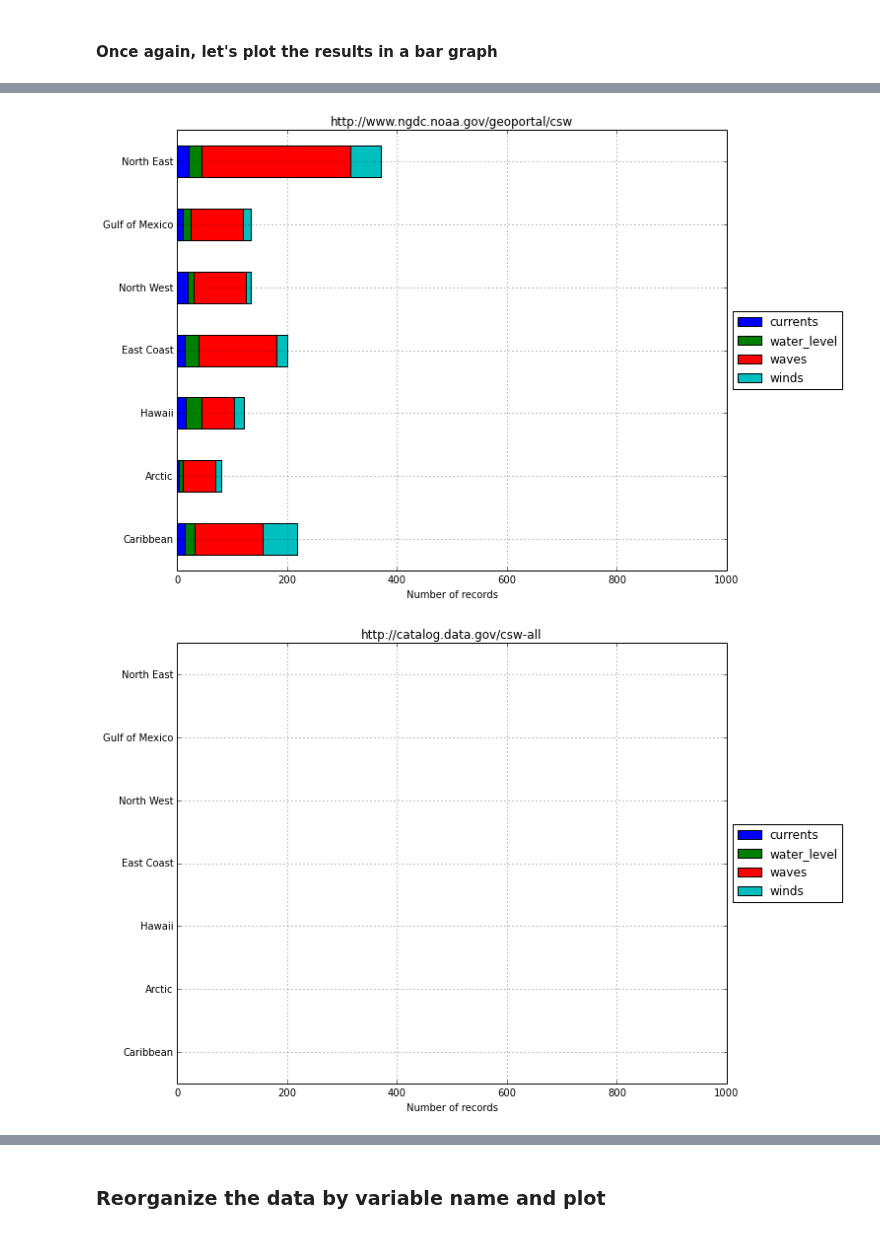
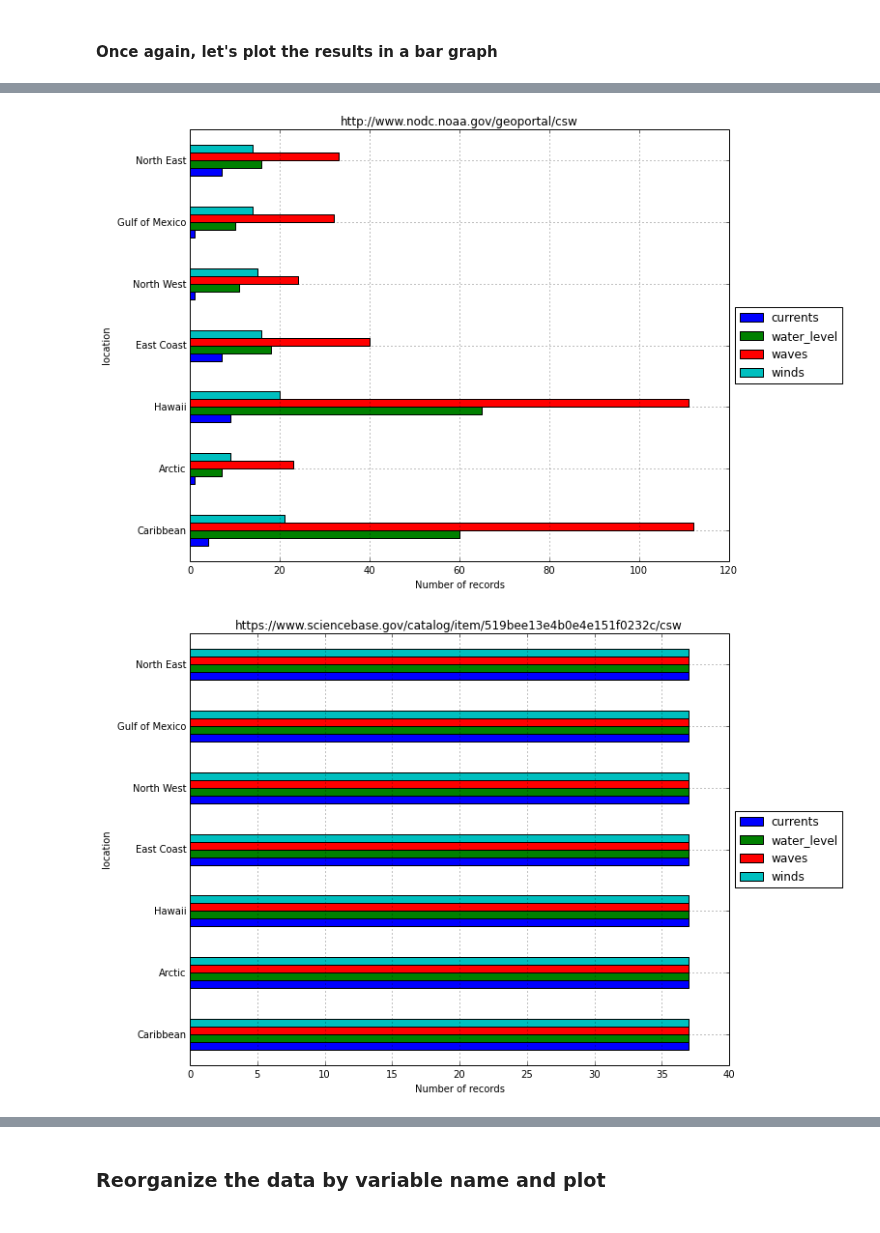
Before and after one commit to ioos/system-test, a Jupyter notebook: Theme_2_Extreme_Events/Scenario_2A/Comprehensive/test_multiple_endpoints_variables_locations.ipynb, the cells around one changed output, grey strips where cells are left out. Drawn from its saved outputs; the diff is of its cells as text; code cells hidden in the pictures.

Commit message:
Add ScienceBase CSW
-Use more pandas idioms/groupby courtesy of @benjwadams
-Increase maximum records

```diff
--- a/Theme_2_Extreme_Events/Scenario_2A/Comprehensive/test_multiple_endpoints_variables_locations.ipynb
+++ b/Theme_2_Extreme_Events/Scenario_2A/Comprehensive/test_multiple_endpoints_variables_locations.ipynb
@@ -101,11 +117,14 @@ endpoints = ['http://www.nodc.noaa.gov/geoportal/csw',
              'http://cmgds.marine.usgs.gov/geonetwork/srv/en/csw',
              'http://cida.usgs.gov/gdp/geonetwork/srv/en/csw',
              'http://geodiscover.cgdi.ca/wes/serviceManagerCSW/csw',
-             'http://geoport.whoi.edu/gi-cat/services/cswiso',
-             'http://cwic.csiss.gmu.edu/cwicv1/discovery']
+             'http://cwic.csiss.gmu.edu/cwicv1/discovery',
+             'https://www.sciencebase.gov/catalog/item/519bee13e4b0e4e151f0232c/csw'
+             ]
+# 'http://pacioos.org/search/'
+# 'http://geoport.whoi.edu/gi-cat/services/cswiso',
 
 # Set the maximum number of records the CSW will return
-max_records = 1000
+max_records = 2000
 # %% [markdown]
 ### Is data available for the basic oceanography variables in the CSW endpoints for multiple locations?
 
@@ -182,3 +201,15 @@ https://data.noaa.gov/csw
 <div class="error"> Some servers have a maximum amount of records you can retrieve at once. See: https://github.com/ioos/system-test/issues/126</div>
 # %% [markdown]
 #### Let's plot the results in a bar graph
+# %%
+alldata_concat = pd.concat(all_data)
+endpoint_group = alldata_concat.groupby(level=0)
+# can uncomment this for a terser, but less well annotated plot
+# endpoint_group.plot(kind='barh')
+for grp_name, grp in endpoint_group:
+    fig, ax = plt.subplots()
+    # eliminate endpoint from index since it will be the graph title
+    grp.reset_index(0, drop=True).plot(ax=ax, kind="barh", figsize=(10, 8,),
+                                       title=grp_name)
+    ax.legend(loc='center left', bbox_to_anchor=(1, 0.5))
+    ax.set_xlabel('Number of records')
@@ -185,8 +229,8 @@ https://data.noaa.gov/csw
 # %%
-for df in all_data:
-    fig, ax = plt.subplots()
-    df.plot(ax=ax, kind="barh", figsize=(10, 8,), title=df.name)
-    ax.legend(loc='center left', bbox_to_anchor=(1, 0.5))
-    ax.set_xlim([0, max_records])
-    ax.set_xlabel('Number of records')
+# By location across all endpoints
+location_group = alldata_concat.fillna(0).groupby(level='location').sum()
+ax = location_group.plot(kind='barh', title='All records by location', figsize=(10, 8))
+ax.legend(loc='center left', bbox_to_anchor=(1, 0.5))
+ax.set_xlabel('Number of records')
+print(location_group)
 # %% [output]
@@ -288,10 +332,15 @@ https://data.noaa.gov/csw
 # %% [markdown]
 #### Once again, let's plot the results in a bar graph
 # %%
-for df in recent_data:
+endpoint_group_recent = recent_data_concat.groupby(level='endpoint')
+# can uncomment this for a plot with tuple groups as y axis marks
+# endpoint_group.plot(kind='barh', figsize=(10, 8,))
+for grp_name, grp in endpoint_group_recent:
+#     print grp_name, grp
     fig, ax = plt.subplots()
-    df.plot(ax=ax, kind="barh", figsize=(10, 8,), title=df.name, stacked=True)
+    # eliminate endpoint from index since it will be the graph title
+    grp.reset_index(0, drop=True).plot(ax=ax, kind="barh", figsize=(10, 8,),
+                                       title=grp_name)
     ax.legend(loc='center left', bbox_to_anchor=(1, 0.5))
-    ax.set_xlim([0, max_records])
     ax.set_xlabel('Number of records')
 # %% [output]
@@ -300,2 +349,2 @@ for df in recent_data:
-[figure, old version]
+[figure, new version]
-[figure, old version]
+[figure, new version]
```
Also changed, not shown: parts of 12 cells of this notebook, 1 other file.
